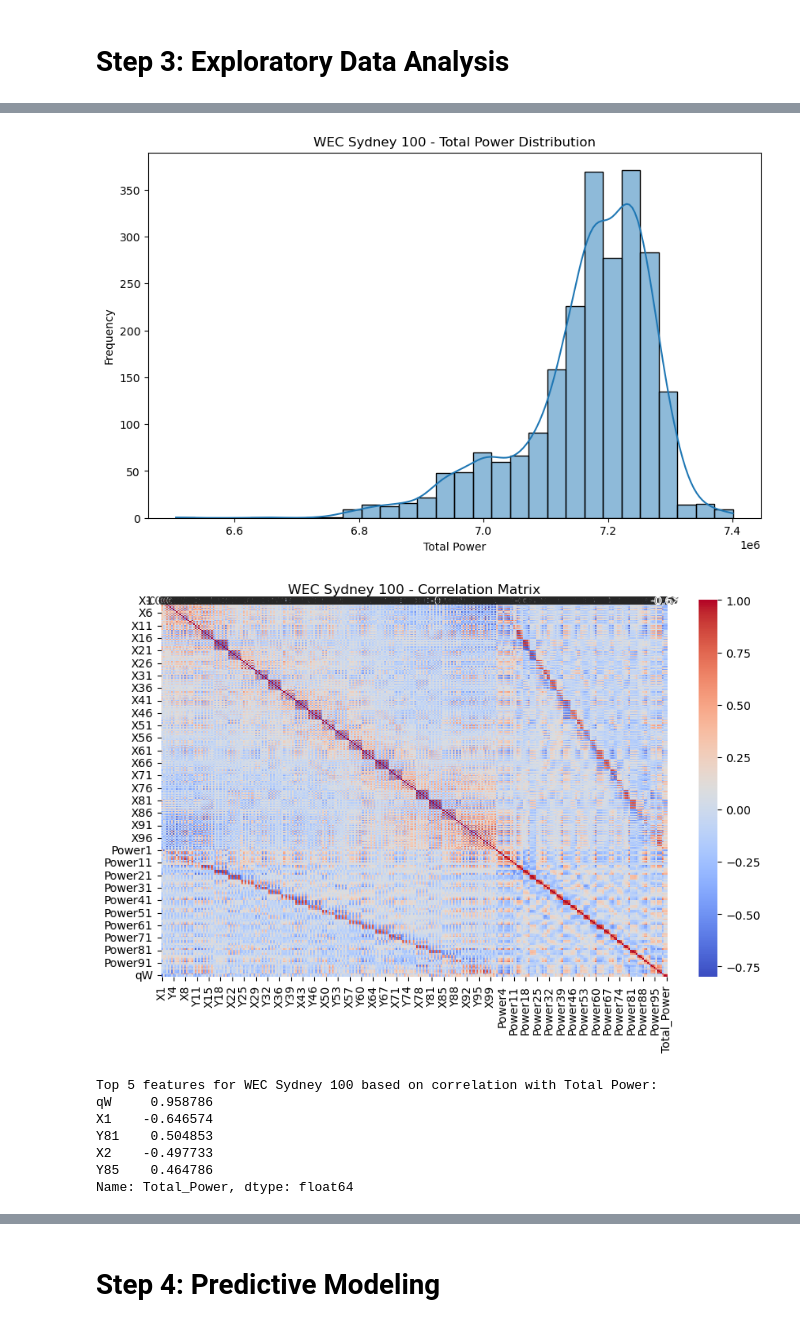
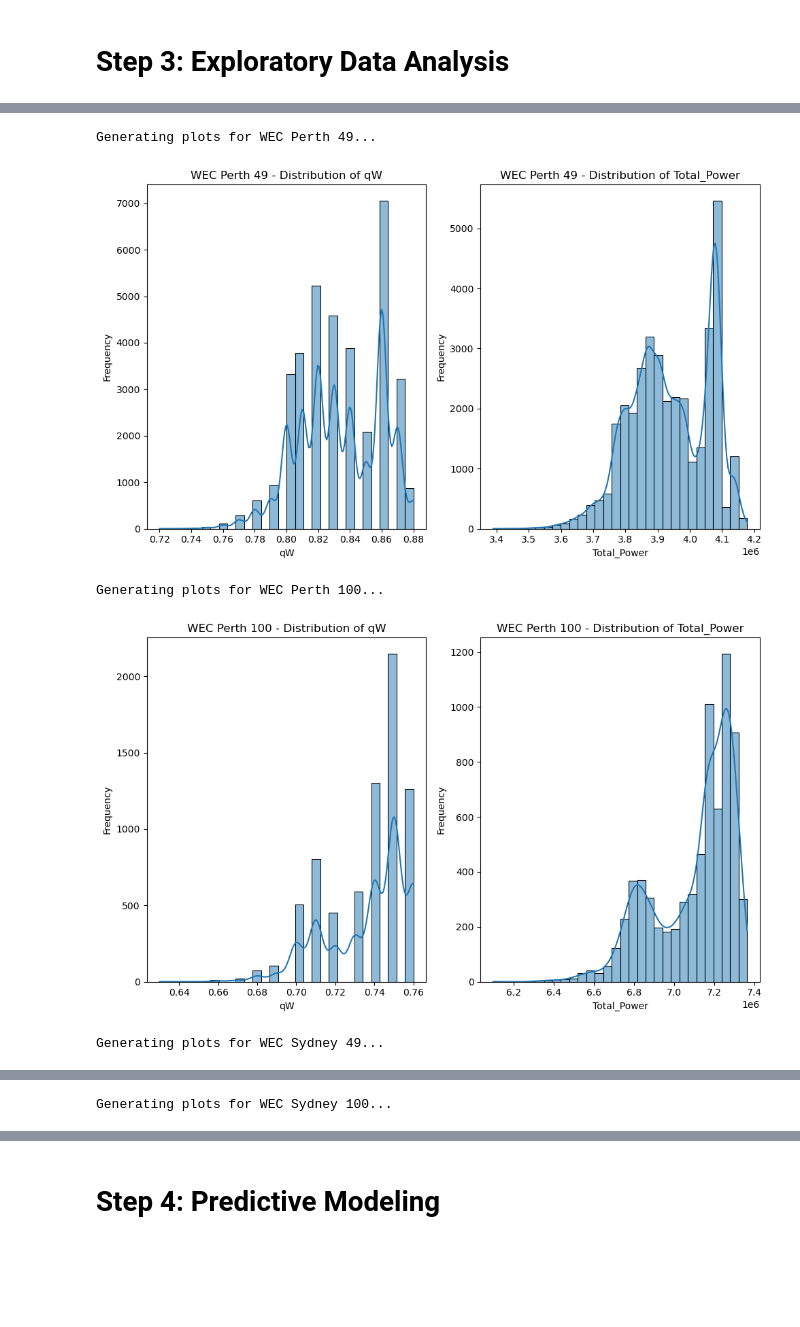
Before and after one commit to Kevinobote/WEC, a Jupyter notebook: WEC.ipynb, the cells around one changed output, grey strips where cells are left out. Saved outputs shown, nothing was run; the diff lists cells and outputs as text; code cells hidden in the pictures; blank space fills up the shorter version.

```diff
--- a/WEC.ipynb
+++ b/WEC.ipynb
@@ -439,13 +368,0 @@ Name: Total_Power, dtype: float64
-# %%
-# Get top 5 features of sysdney_100
-top_features_sydney_100, top_corr_sydney_100 = perform_eda(sydney_100, 'WEC Sydney 100')
-# %% [output]
-[figure, removed]
-[figure, removed]
-Top 5 features for WEC Sydney 100 based on correlation with Total Power:
-qW     0.958786
-X1    -0.646574
-Y81    0.504853
-X2    -0.497733
-Y85    0.464786
-Name: Total_Power, dtype: float64
@@ -453,0 +369,8 @@ Name: Total_Power, dtype: float64
+# %%
+# Load the datasets as a dictionary
+datasets = {
+    'WEC Perth 49': pd.read_csv('WEC_Perth_49.csv'),
+    'WEC Perth 100': pd.read_csv('WEC_Perth_100.csv'),
+    'WEC Sydney 49': pd.read_csv('WEC_Sydney_49.csv'),
+    'WEC Sydney 100': pd.read_csv('WEC_Sydney_100.csv')
+}
@@ -453,0 +423,11 @@ Name: Total_Power, dtype: float64
+# %%
+# Generate plots for all datasets
+for name, df in datasets.items():
+    print(f"Generating plots for {name}...")
+    plot_histograms(df, name)
+# %% [output]
+Generating plots for WEC Perth 49...
+[figure, added]
+Generating plots for WEC Perth 100...
+[figure, added]
+Generating plots for WEC Sydney 49...
@@ -453,0 +435 @@ Name: Total_Power, dtype: float64
+Generating plots for WEC Sydney 100...
```
Also changed, not shown: parts of 51 cells of this notebook, 1 other file.
